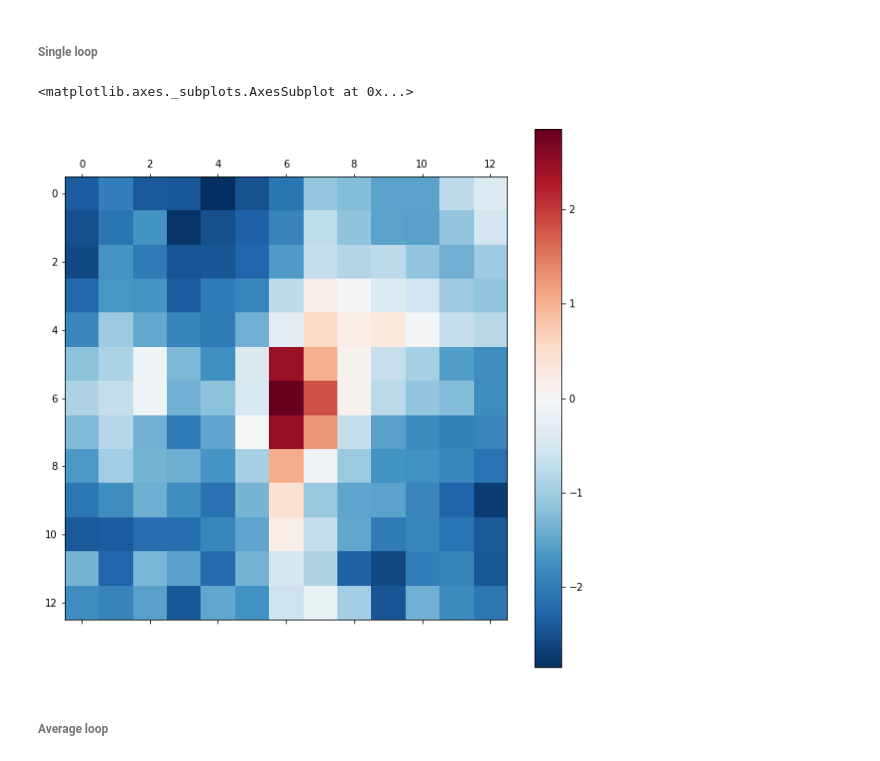
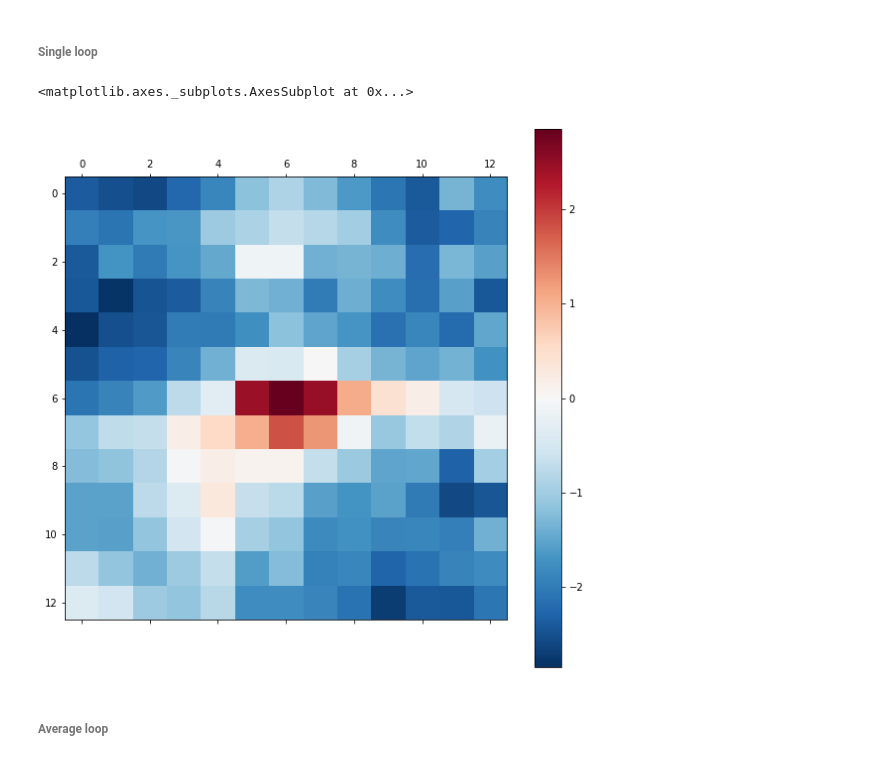
Before and after one commit to GoodBoy962/Dictyostelium-loops, a Jupyter notebook: rao/Loops visualisation and processing (Rao).ipynb, the cells around one changed output. Drawn from its saved outputs; the diff is of its cells as text; code cells hidden in the pictures.

```diff
--- a/rao/Loops visualisation and processing (Rao).ipynb
+++ b/rao/Loops visualisation and processing (Rao).ipynb
@@ -114,12 +116,13 @@ def avg_loops(arr):
 # %%
 loop = loops.iloc[30]
 loop_y_centroid = loop['centroid1']
 loop_x_centroid = loop['centroid2']
-loop_window = loops_utils.get_loop_with_window(arr_norm, loop_y_centroid, loop_x_centroid)
-loops_utils.plot_HiC(loops_utils.z_norm_zero_middle(loop_window), figsize=(10, 10))
+loop_window = loops_utils.get_loop_with_window(arr_norm, loop_x_centroid, loop_y_centroid)
+loops_utils.plot_HiC(loops_utils.z_norm_zero_middle(loop_window), figsize=(10, 10),
+                    name='rao_norm_single_loop')
 # %% [output]
 <matplotlib.axes._subplots.AxesSubplot at 0x...>
-[figure, old version]
+[figure, new version]
 # %% [markdown]
 ###### Average loop
 # %%
```
Also changed, not shown: parts of 7 cells of this notebook, 7 other files.
